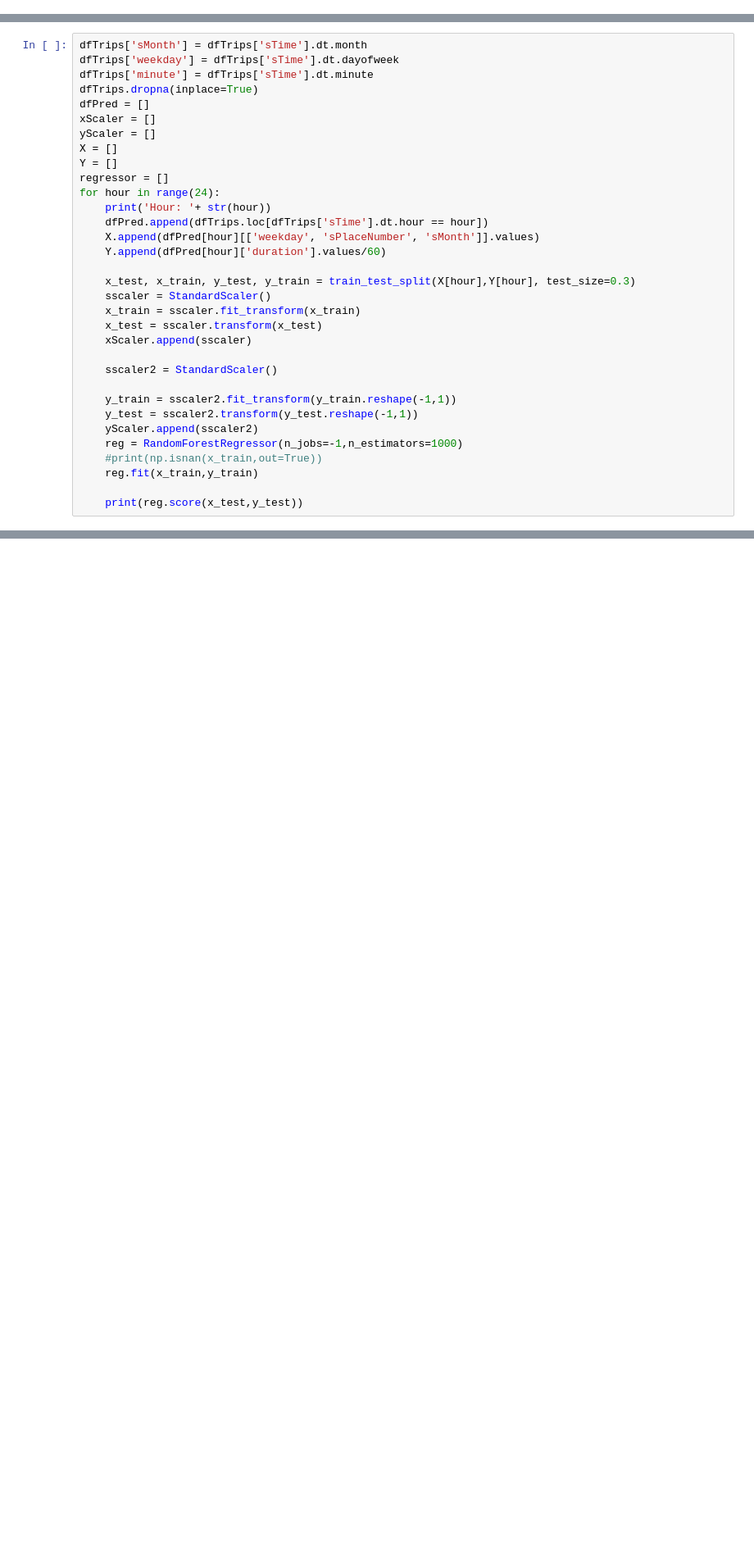
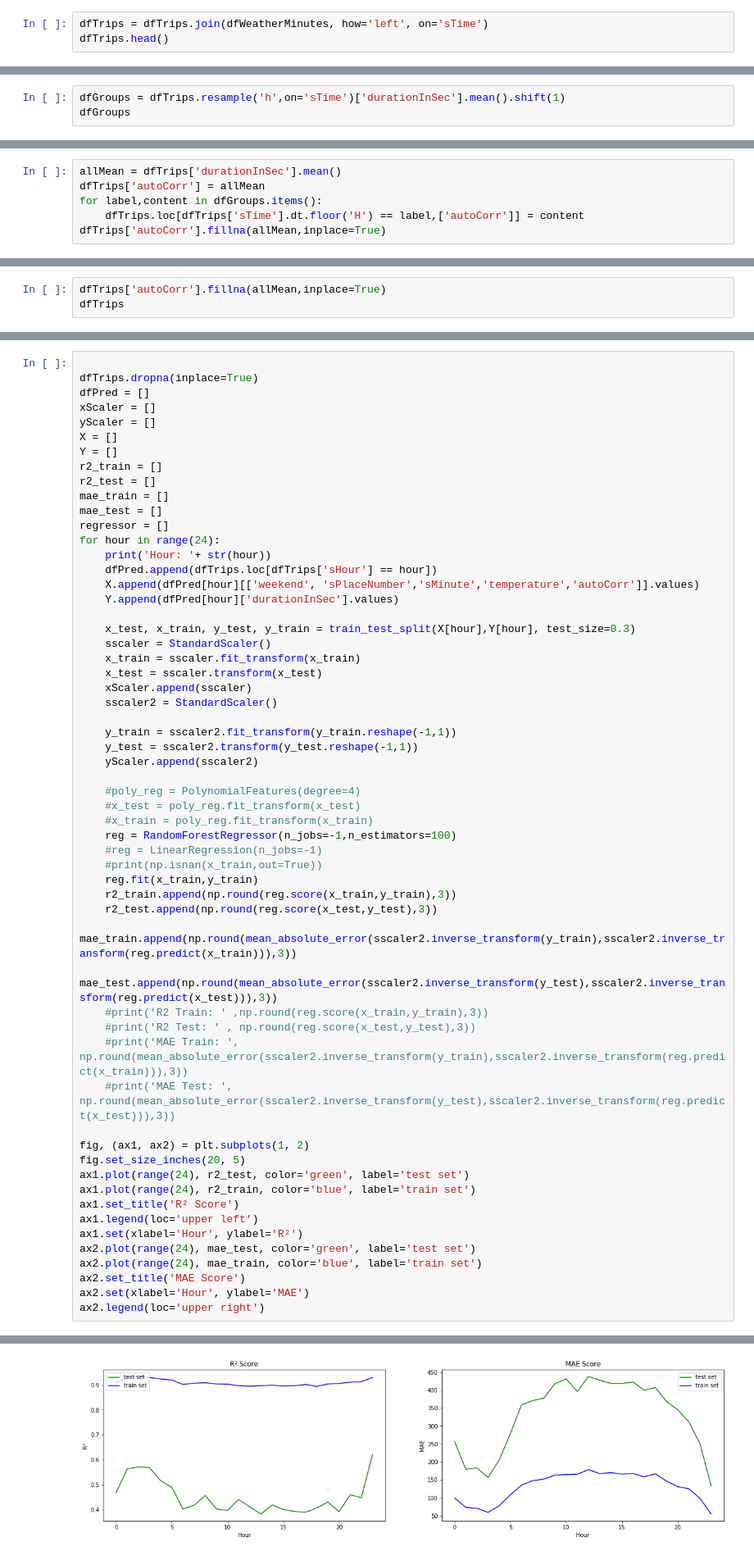
Before and after one commit to Tezzmo/PDS_Project, a Jupyter notebook: notebooks/Lorenz_Prediction.ipynb, the cells around one changed output, grey strips where cells are left out. Shown at 82% size. Drawn from its saved outputs; the diff is of its cells as text; blank space fills up the shorter version.

Commit message:
Added Graphs

```diff
--- a/notebooks/Lorenz_Prediction.ipynb
+++ b/notebooks/Lorenz_Prediction.ipynb
@@ -17,0 +45,3 @@ dfTrips.head(2)
+# %%
+dfTrips = dfTrips.join(dfWeatherMinutes, how='left', on='sTime')
+dfTrips.head()
@@ -17,0 +71,3 @@ dfTrips.head(2)
+# %%
+dfGroups = dfTrips.resample('h',on='sTime')['durationInSec'].mean().shift(1)
+dfGroups
@@ -17,0 +88,6 @@ dfTrips.head(2)
+# %%
+allMean = dfTrips['durationInSec'].mean()
+dfTrips['autoCorr'] = allMean
+for label,content in dfGroups.items():
+    dfTrips.loc[dfTrips['sTime'].dt.floor('H') == label,['autoCorr']] = content
+dfTrips['autoCorr'].fillna(allMean,inplace=True)
@@ -17,0 +112,3 @@ dfTrips.head(2)
+# %%
+dfTrips['autoCorr'].fillna(allMean,inplace=True)
+dfTrips
@@ -18,35 +129,60 @@ dfTrips.head(2)
 # %%
-dfTrips['sMonth'] = dfTrips['sTime'].dt.month
-dfTrips['weekday'] = dfTrips['sTime'].dt.dayofweek
-dfTrips['minute'] = dfTrips['sTime'].dt.minute
+
 dfTrips.dropna(inplace=True)
 dfPred = []
 xScaler = []
 yScaler = []
 X = []
 Y = []
+r2_train = []
+r2_test = []
+mae_train = []
+mae_test = []
 regressor = []
 for hour in range(24):
     print('Hour: '+ str(hour))
-    dfPred.append(dfTrips.loc[dfTrips['sTime'].dt.hour == hour])
-    X.append(dfPred[hour][['weekday', 'sPlaceNumber', 'sMonth']].values)
-    Y.append(dfPred[hour]['duration'].values/60)
+    dfPred.append(dfTrips.loc[dfTrips['sHour'] == hour])
+    X.append(dfPred[hour][['weekend', 'sPlaceNumber','sMinute','temperature','autoCorr']].values)
+    Y.append(dfPred[hour]['durationInSec'].values)
 
     x_test, x_train, y_test, y_train = train_test_split(X[hour],Y[hour], test_size=0.3)
     sscaler = StandardScaler()
     x_train = sscaler.fit_transform(x_train)
     x_test = sscaler.transform(x_test)
     xScaler.append(sscaler)
-
     sscaler2 = StandardScaler()
 
     y_train = sscaler2.fit_transform(y_train.reshape(-1,1))
     y_test = sscaler2.transform(y_test.reshape(-1,1))
     yScaler.append(sscaler2)
-    reg = RandomForestRegressor(n_jobs=-1,n_estimators=1000)
+
+    #poly_reg = PolynomialFeatures(degree=4)
+    #x_test = poly_reg.fit_transform(x_test)
+    #x_train = poly_reg.fit_transform(x_train)
+    reg = RandomForestRegressor(n_jobs=-1,n_estimators=100)
+    #reg = LinearRegression(n_jobs=-1)
     #print(np.isnan(x_train,out=True))
     reg.fit(x_train,y_train)
+    r2_train.append(np.round(reg.score(x_train,y_train),3))
+    r2_test.append(np.round(reg.score(x_test,y_test),3))
+    mae_train.append(np.round(mean_absolute_error(sscaler2.inverse_transform(y_train),sscaler2.inverse_transform(reg.predict(x_train))),3))
+    mae_test.append(np.round(mean_absolute_error(sscaler2.inverse_transform(y_test),sscaler2.inverse_transform(reg.predict(x_test))),3))
+    #print('R2 Train: ' ,np.round(reg.score(x_train,y_train),3))
+    #print('R2 Test: ' , np.round(reg.score(x_test,y_test),3))
+    #print('MAE Train: ', np.round(mean_absolute_error(sscaler2.inverse_transform(y_train),sscaler2.inverse_transform(reg.predict(x_train))),3))
+    #print('MAE Test: ', np.round(mean_absolute_error(sscaler2.inverse_transform(y_test),sscaler2.inverse_transform(reg.predict(x_test))),3))
 
-    print(reg.score(x_test,y_test))
+fig, (ax1, ax2) = plt.subplots(1, 2)
+fig.set_size_inches(20, 5)
+ax1.plot(range(24), r2_test, color='green', label='test set')
+ax1.plot(range(24), r2_train, color='blue', label='train set')
+ax1.set_title('R² Score')
+ax1.legend(loc='upper left')
+ax1.set(xlabel='Hour', ylabel='R²')
+ax2.plot(range(24), mae_test, color='green', label='test set')
+ax2.plot(range(24), mae_train, color='blue', label='train set')
+ax2.set_title('MAE Score')
+ax2.set(xlabel='Hour', ylabel='MAE')
+ax2.legend(loc='upper right')
 # %% [output]
 Hour: 0
@@ -68,0 +206 @@ Hour: 23
+[figure, added]
```
Also changed, not shown: parts of 16 cells of this notebook.
